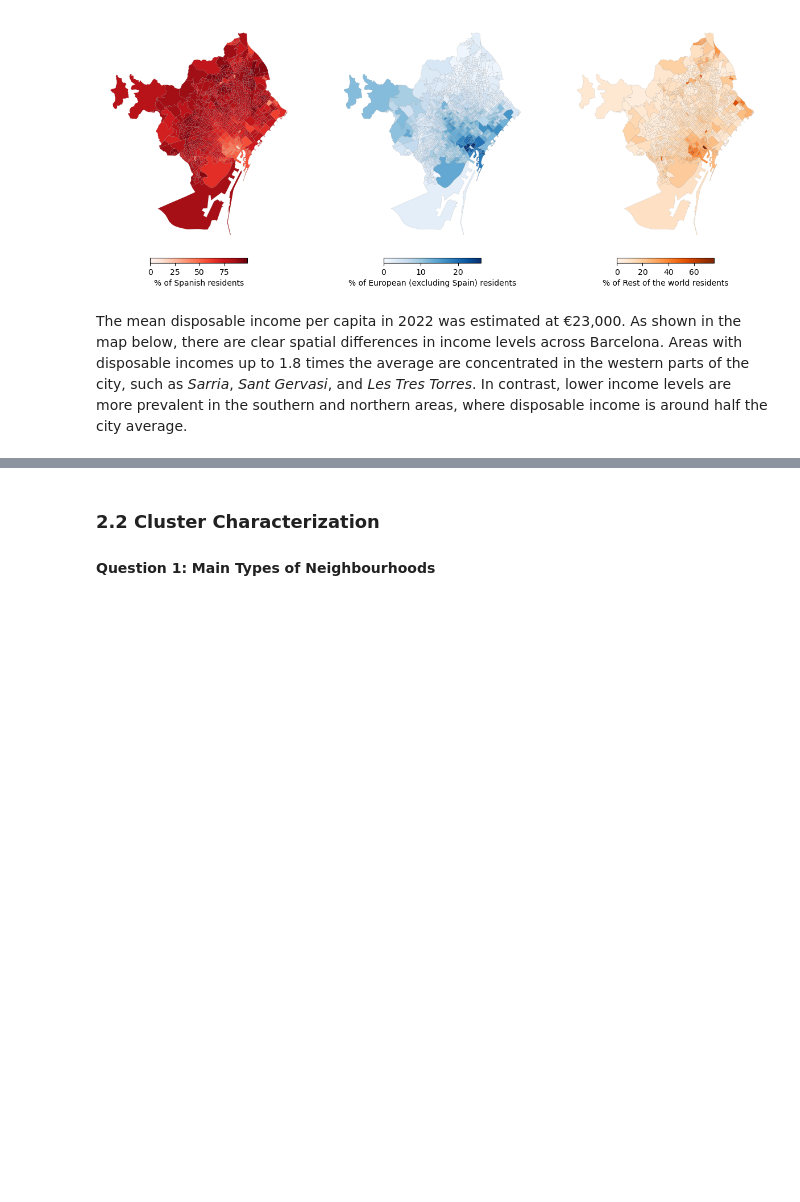
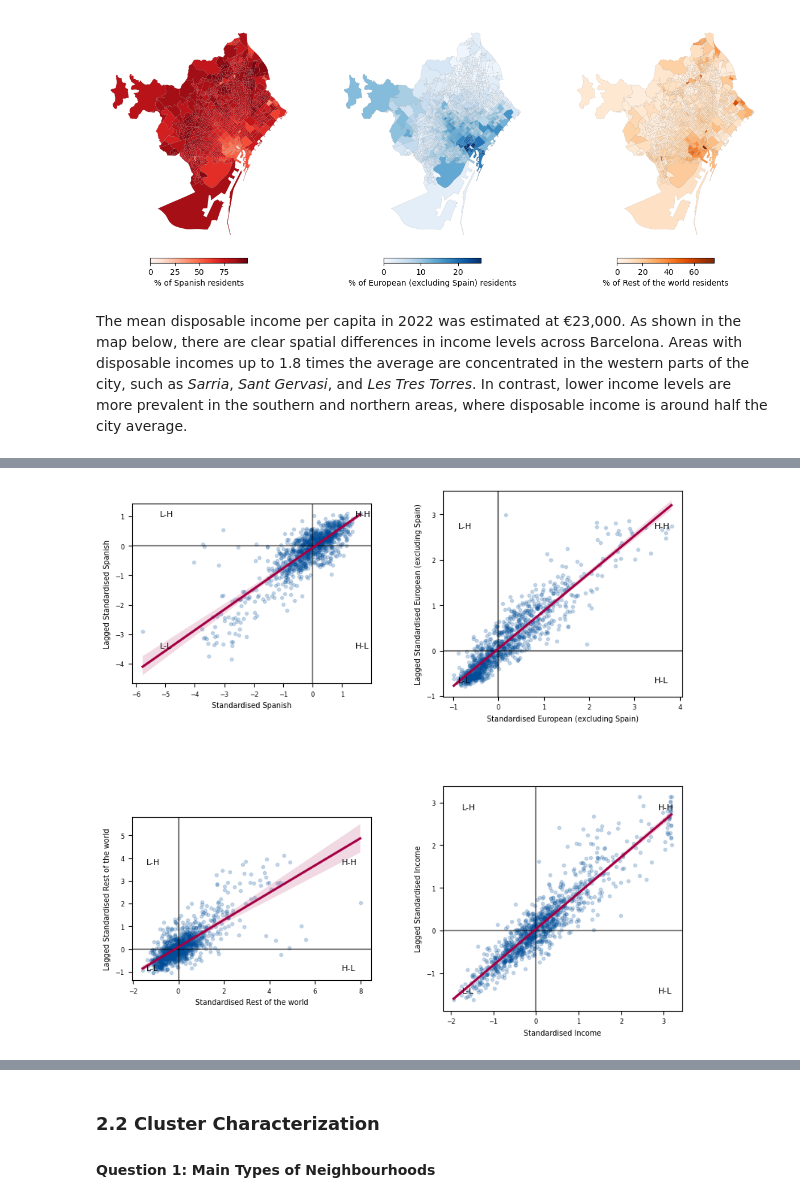
Before and after one commit to sds4sg/spatial-data-science-in-python-juanfonsecaLS1, a Jupyter notebook: 99_assignment/assignment.ipynb, the cells around one changed output, grey strips where cells are left out. Cells and saved outputs as stored; diff of their text form; code cells hidden in the pictures; blank space fills up the shorter version.

Commit message:
morans I and lisa added

```diff
--- a/99_assignment/assignment.ipynb
+++ b/99_assignment/assignment.ipynb
@@ -194,0 +220,64 @@ We use Moran's I statistic and Local Indicators of Spatial Association (LISA) to
+# %%
+queen = graph.Graph.build_contiguity(join_bcn, rook=False)
+# queen.summary()
+
+queen_row = queen.transform("R")
+for col in ["Spanish", "European (excluding Spain)", "Rest of the world", "Income"]:
+    join_bcn[col + "_std_lag"] = queen_row.lag(join_bcn[col + "_std"])
+
+# calculating Moran's I for each column
+moran_results = {}
+for col in ["Spanish", "European (excluding Spain)", "Rest of the world", "Income"]:
+    moran = esda.Moran(join_bcn[col + "_std"], queen_row)
+    moran_results[col] = {"Moran's I": moran.I, "p-value": moran.p_sim}
+
+# print(moran_results)
+f, ax = plt.subplots(2, 2, figsize=(8, 8))
+cols = ["Spanish", "European (excluding Spain)", "Rest of the world", "Income"]
+for col, subplot in zip(cols, ax.flatten()):
+    subplot.set_aspect("equal")
+    subplot.axvline(0, c="black", alpha=0.5)
+    subplot.axhline(0, c="black", alpha=0.5)
+    subplot.text(
+        join_bcn[col + "_std"].max() * 0.9,
+        join_bcn[col + "_std_lag"].max() * 0.9,
+        "H-H",
+        fontsize=8,
+    )
+    subplot.text(
+        join_bcn[col + "_std"].max() * 0.9,
+        join_bcn[col + "_std_lag"].min() * 0.9,
+        "H-L",
+        fontsize=8,
+    )
+    subplot.text(
+        join_bcn[col + "_std"].min() * 0.9,
+        join_bcn[col + "_std_lag"].max() * 0.9,
+        "L-H",
+        fontsize=8,
+    )
+    subplot.text(
+        join_bcn[col + "_std"].min() * 0.9,
+        join_bcn[col + "_std_lag"].min() * 0.9,
+        "L-L",
+        fontsize=8,
+    )
+    sns.regplot(
+        x=col + "_std",
+        y=col + "_std_lag",
+        data=join_bcn,
+        marker=".",
+        color="#004d98",
+        scatter_kws={"alpha": 0.2},
+        line_kws=dict(color="#a50044"),
+        ax=subplot,
+    )
+    subplot.set_xlabel("Standardised " + col, fontsize=7)
+    subplot.set_ylabel("Lagged Standardised " + col, fontsize=7)
+
+    subplot.tick_params(axis="both", which="major", labelsize=6)
+
+plt.tight_layout()
+plt.subplots_adjust(wspace=0.3, hspace=0.2)
+# %% [output]
+[figure, added]
```
Also changed, not shown: parts of 18 cells of this notebook.
